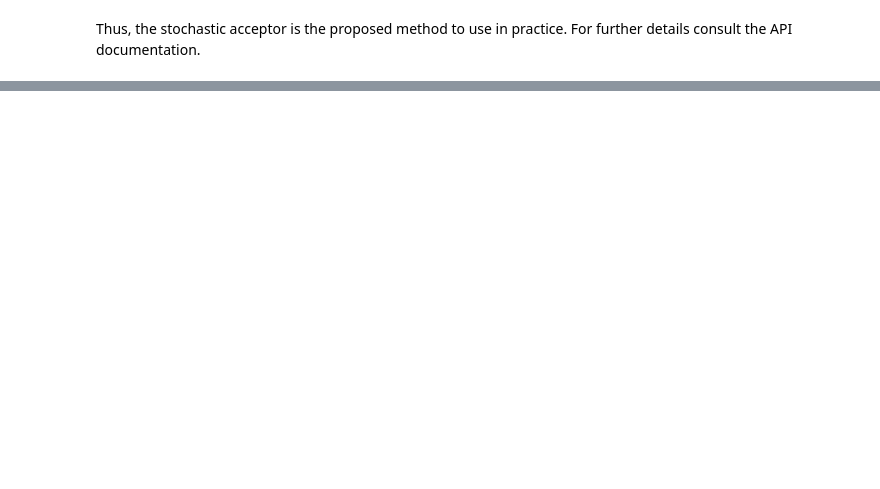
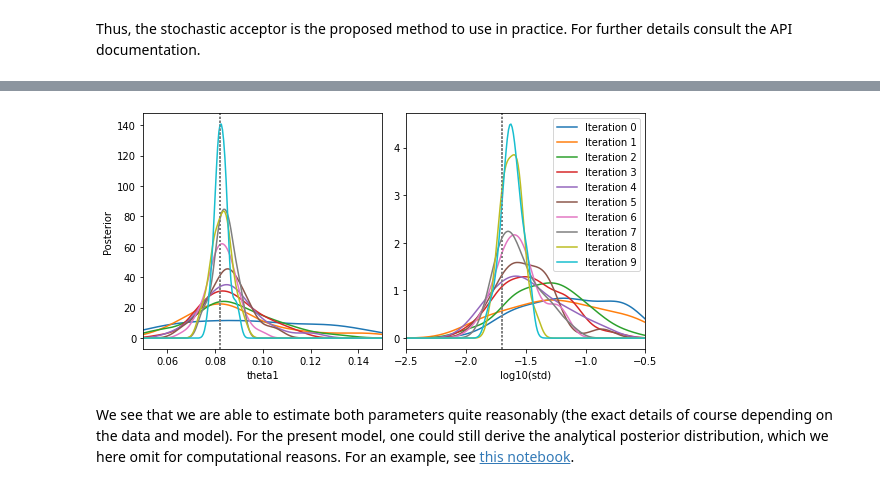
Before and after one commit to ICB-DCM/pyABC, a Jupyter notebook: doc/examples/noise.ipynb, the cells around one changed output, grey strips where cells are left out. Cells and saved outputs as stored; diff of their text form; code cells hidden in the pictures; blank space fills up the shorter version.

```diff
--- a/doc/examples/noise.ipynb
+++ b/doc/examples/noise.ipynb
@@ -172,7 +181,7 @@ for t in range(history_acceptor.max_t + 1):
     pyabc.visualization.plot_kde_1d_highlevel(
         history_acceptor, x="theta1", t=t,
         refval=theta_true, refval_color='grey',
-        xmin=0, xmax=0.2, ax=ax, numx=200, label=f"Iteration {t}")
+        xmin=theta_min, xmax=theta_max, ax=ax, numx=200, label=f"Iteration {t}")
 ax.legend()
 plt.show()
 # %% [output]
@@ -191,0 +207,17 @@ Thus, the stochastic acceptor is the proposed method to use in practice. For fur
+# %%
+theta_true_var = {'theta1': theta1_true, 'std': np.log10(sigma)}
+
+prior = pyabc.Distribution(
+    theta1=pyabc.RV("uniform", theta_min, theta_max-theta_min),
+    std=pyabc.RV("uniform", -2.5, 2))
+
+def var(p):
+    return 10**(2*p['std']) * np.ones(n_time)
+
+acceptor = pyabc.StochasticAcceptor()
+kernel = pyabc.IndependentNormalKernel(var=var)
+eps = pyabc.Temperature()
+
+abc = pyabc.ABCSMC(model, prior, kernel, eps=eps, acceptor=acceptor, population_size=100)
+abc.new(pyabc.create_sqlite_db_id(), measured_data)
+history_acceptor_var = abc.run(max_nr_populations=10)
@@ -191,0 +242,21 @@ Thus, the stochastic acceptor is the proposed method to use in practice. For fur
+# %%
+fig, ax = plt.subplots(1, 2)
+for t in range(history_acceptor_var.max_t + 1):
+    pyabc.visualization.plot_kde_1d_highlevel(
+        history_acceptor_var, x="theta1", t=t,
+        refval=theta_true_var, refval_color='grey',
+        xmin=theta_min, xmax=theta_max, ax=ax[0], numx=200, label=f"Iteration {t}")
+    pyabc.visualization.plot_kde_1d_highlevel(
+        history_acceptor_var, x="std", t=t,
+        refval=theta_true_var, refval_color='grey',
+        xmin=-2.5, xmax=-0.5, ax=ax[1], numx=200, label=f"Iteration {t}")
+ax[1].set_xlabel("log10(std)")
+ax[1].set_ylabel(None)
+ax[1].legend()
+fig.set_size_inches((8, 4))
+fig.tight_layout()
+plt.show()
+# %% [output]
+[figure, added]
+# %% [markdown]
+We see that we are able to estimate both parameters quite reasonably (the exact details of course depending on the data and model). For the present model, one could still derive the analytical posterior distribution, which we here omit for computational reasons. For an example, see [this notebook](https://github.com/yannikschaelte/Study-ABC-Noise/blob/master/study_abc_noise/estimate_noise_parameters/gaussian.ipynb).
```
Also changed, not shown: parts of 16 cells of this notebook, 2 other files.
